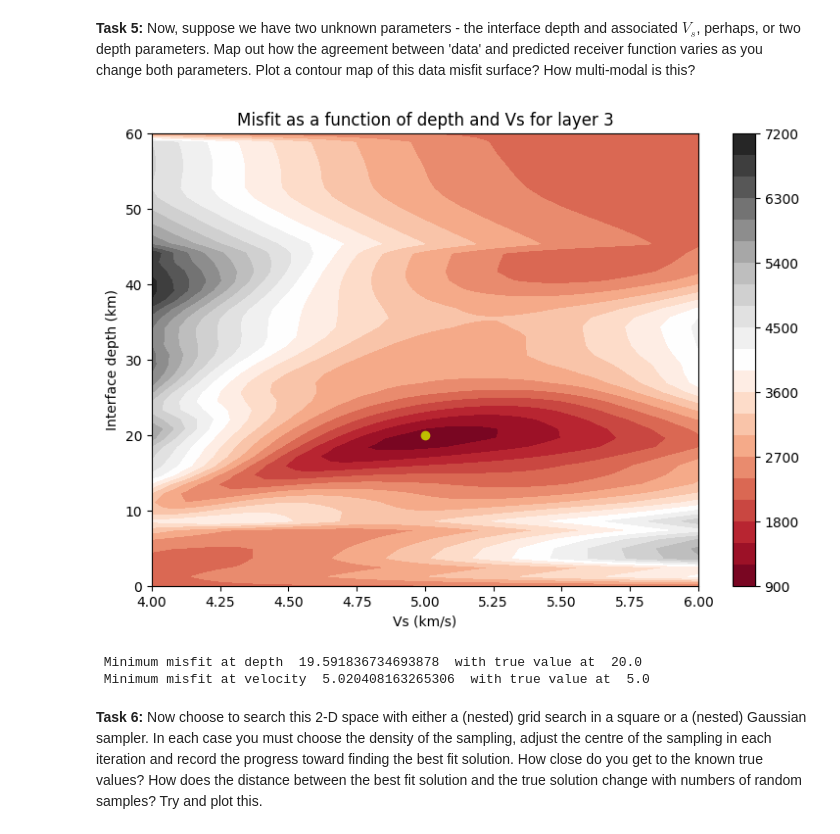
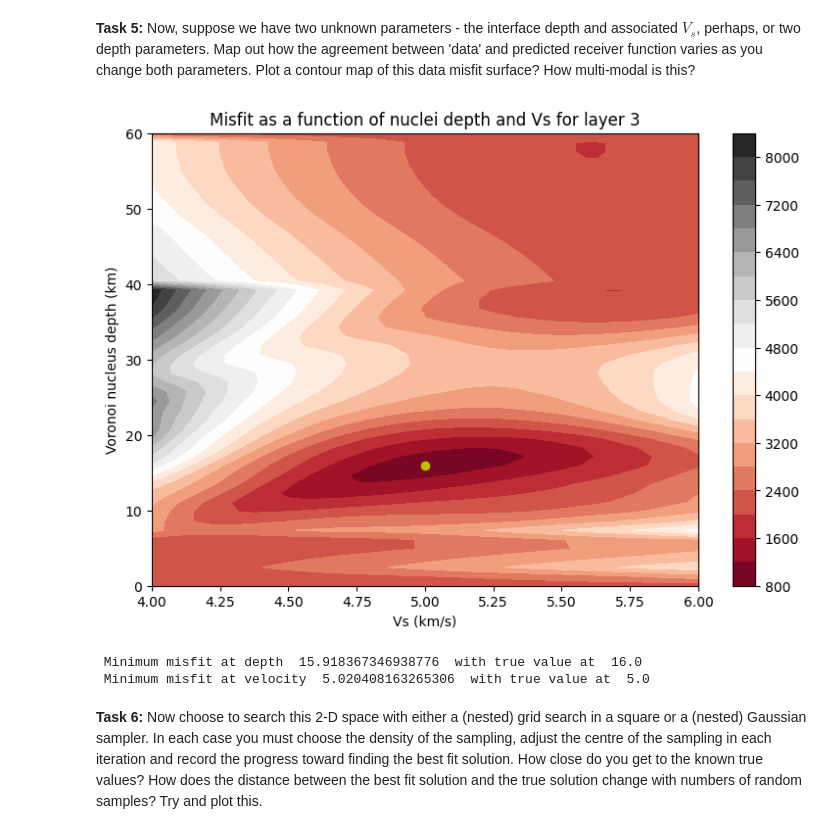
Before and after one commit to inlab-geo/pyrf96, a Jupyter notebook: examples/RF_direct search demo.ipynb, the cells around one changed output. Saved outputs shown, nothing was run; the diff lists cells and outputs as text; code cells hidden in the pictures.

```diff
--- a/examples/RF_direct search demo.ipynb
+++ b/examples/RF_direct search demo.ipynb
@@ -94,38 +128,0 @@ where $C_D^{-1}$ is the inverse data covariance matrix describing correlated noi
-# %%
-# generate new Earth model and plot it with receiver function
-model = np.array([[1,4.0,1.7],
-                  [3.5,4.3,1.7],
-                  [8.0,4.2,2.0],
-                  [20, 5,1.7],
-                  [45,6.,1.7]])
-px = np.zeros([2*len(model),2])
-py = np.zeros([2*len(model),2])
-n=len(model)
-px[0::2,0],px[1::2,0],px[1::2,1],px[2::2,1] = model[:,1],model[:,1],model[:,0],model[:-1,0]
-
-time1,RFo = pyrf96.rfcalc(model,sn=0.5)          # Calculate observed noisy Receiver function
-time2,RFp = pyrf96.rfcalc(model) # Calculate predicted noiseless Receiver function
-
-f, (a0, a1) = plt.subplots(1,2, figsize=(12,4), gridspec_kw = {'width_ratios':[1, 3]})
-
-a1.set_title('Velocity model and receiver functions')
-a1.set_xlabel("Time (s)")
-a1.set_ylabel("Amplitude")
-a1.grid(True)
-a1.plot(time1, RFo, 'r-',label='Observed')
-a1.plot(time2, RFp, label='Predicted')
-a1.legend()
-
-px = np.zeros([2*len(model),2])
-py = np.zeros([2*len(model),2])
-n=len(model)
-px[0::2,0],px[1::2,0],px[1::2,1],px[2::2,1] = model[:,1],model[:,1],model[:,0],model[:-1,0]
-
-a0.set_title(" Velocity model")                   # Plot velocity model with Receiver function
-a0.set_xlabel('Vs (km/s)')
-a0.set_ylabel('Depth (km)')
-a0.plot(px[:,0],px[:,1],'b-')
-a0.invert_yaxis()
-
-#plt.tight_layout()
-plt.show()
@@ -234,37 +229,37 @@ print(' Minimum misfit at Vs/Vp ',VsVp[np.argmin(misfit)],' with true value at '
 
 # Calculate misfit as a function of depth of a chosen layer
 
 iface = 3 # index of interface
 depths = np.linspace(0.,60.,50) # depth samples
 Vs = np.linspace(model[iface,1]-1.0,model[iface,1]+1.0,50) # Vs samples
 misfit = np.zeros((len(depths),len(Vs)))
 for i,d in enumerate(depths):
     for j,v in enumerate(Vs):
         m = np.copy(model)
         m[iface,0] = d
         m[iface,1] = v
         time,RFpm = pyrf96.rfcalc(m) # Calculate predicted noiseless Receiver function for current model
         res = RFo-RFpm
         misfit[i,j] = np.dot(res,np.transpose(np.dot(Cdinv, res)))/2.0
 #print(misfit)
 
 # plot misfit contours
 fig = plt.figure(figsize=(9,6))
-plt.title('Misfit as a function of depth and Vs for layer '+repr(iface))
+plt.title('Misfit as a function of nuclei depth and Vs for layer '+repr(iface))
 #plt.plot(depths,misfit,'k-')
-plt.ylabel('Interface depth (km)')
+plt.ylabel('Voronoi nucleus depth (km)')
 plt.xlabel('Vs (km/s)')
 X, Y = np.meshgrid(Vs, depths)
 plt.contourf(X, Y, misfit, 20, cmap='RdGy')
 plt.plot(model[iface,1],model[iface,0],'yo')
 plt.colorbar()
 plt.show()
 ix,jx = np.unravel_index(misfit.argmin(), misfit.shape) # location of misfit minimum
 print(' Minimum misfit at depth ',depths[ix],' with true value at ',model[iface,0])
 print(' Minimum misfit at velocity ',Vs[jx],' with true value at ',model[iface,1])
 # %% [output]
-[figure, old version]
+[figure, new version]
- Minimum misfit at depth  19.591836734693878  with true value at  20.0
+ Minimum misfit at depth  15.918367346938776  with true value at  16.0
  Minimum misfit at velocity  5.020408163265306  with true value at  5.0
 # %% [markdown]
 **Task 6:** Now choose to search this 2-D space with either a (nested) grid search in a square or a (nested) Gaussian sampler. In each case you must choose the density of the sampling, adjust the centre of the sampling in each iteration and record the progress toward finding the best fit solution. How close do you get to the known true values? How does the distance between the best fit solution and the true solution change with numbers of random samples? Try and plot this.
```
Also changed, not shown: parts of 22 cells of this notebook, 1 other file.
